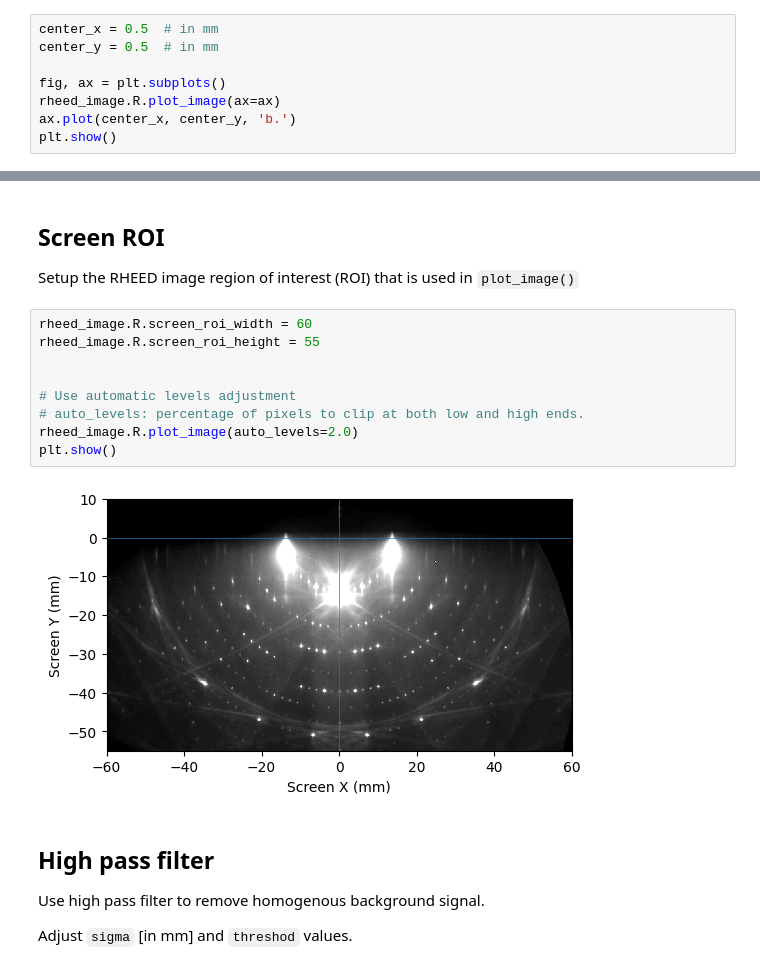
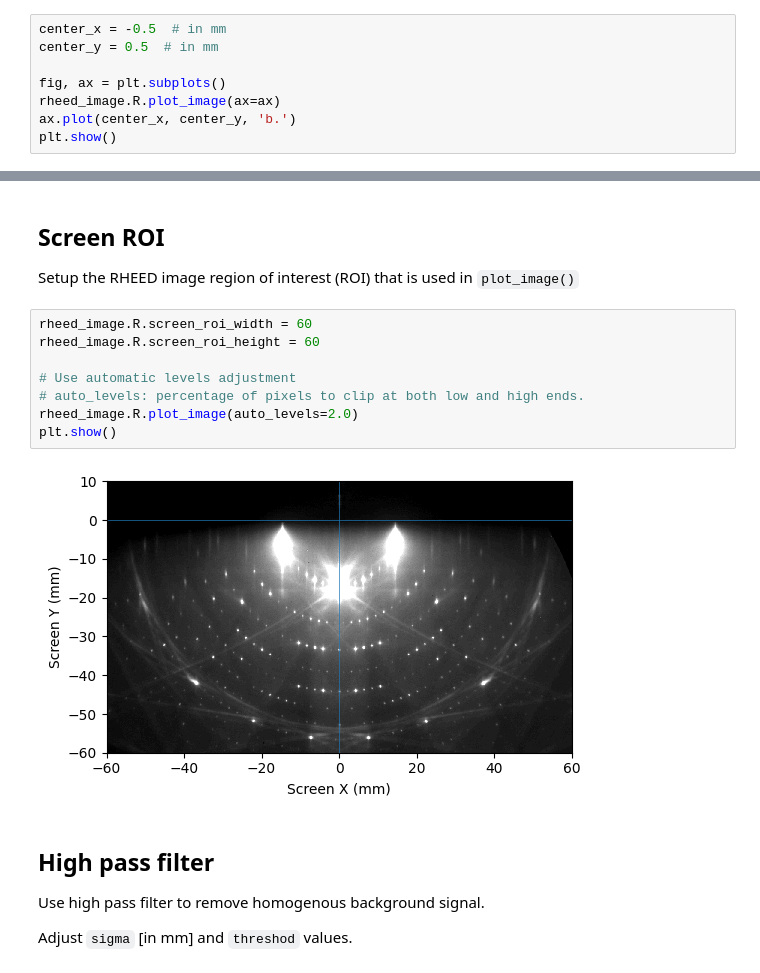
Before and after one commit to mkopciuszynski/xrheed, a Jupyter notebook: docs/source/notebooks/getting_started.ipynb, the cells around one changed output, grey strips where cells are left out. Cells and saved outputs as stored; diff of their text form.

```diff
--- a/docs/source/notebooks/getting_started.ipynb
+++ b/docs/source/notebooks/getting_started.ipynb
@@ -62,7 +62,7 @@ Both values depend on the particular RHEED image setup and usually needs to be f
 #### Manual center
 The center of an image could be adjusted manually using a method shown bellow.
 # %%
-center_x = 0.5  # in mm
+center_x = -0.5  # in mm
 center_y = 0.5  # in mm
 
 fig, ax = plt.subplots()
@@ -162,15 +162,14 @@ rheed_image.R.apply_image_center(auto_center=True)
 Setup the RHEED image region of interest (ROI) that is used in `plot_image()`
 # %%
 rheed_image.R.screen_roi_width = 60
-rheed_image.R.screen_roi_height = 55
-
+rheed_image.R.screen_roi_height = 60
 
 # Use automatic levels adjustment
 # auto_levels: percentage of pixels to clip at both low and high ends.
 rheed_image.R.plot_image(auto_levels=2.0)
 plt.show()
 # %% [output]
-[figure, old version]
+[figure, new version]
 # %% [markdown]
 ## High pass filter
 
```
Also changed, not shown: parts of 9 cells of this notebook, 4 other files.
